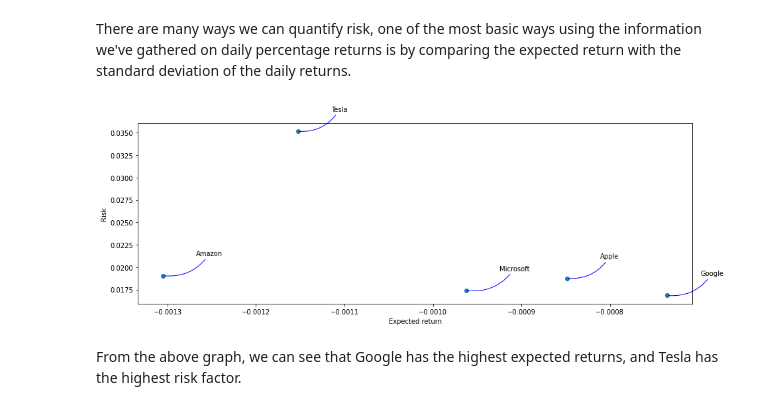
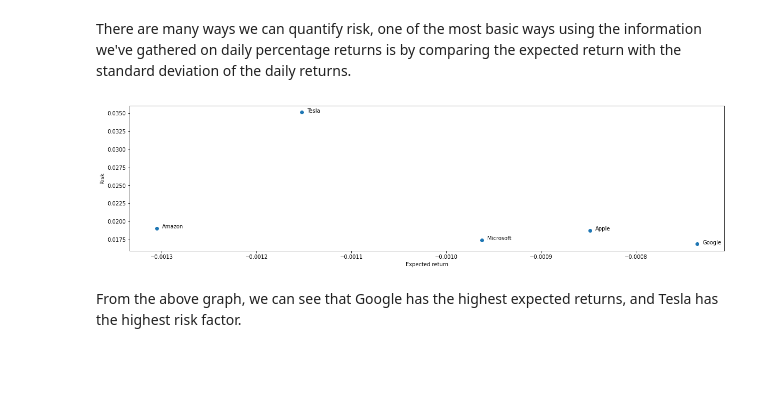
Before and after one commit to amn-jain/Stock-Price-Prediction, a Jupyter notebook: Data_Preprocessing_And_EDA.ipynb, the cells around one changed output. Cells and saved outputs as stored; diff of their text form; code cells hidden in the pictures; blank space fills up the shorter version.

```diff
--- a/Data_Preprocessing_And_EDA.ipynb
+++ b/Data_Preprocessing_And_EDA.ipynb
@@ -443,14 +443,14 @@ There are many ways we can quantify risk, one of the most basic ways using the i
 # %%
 Returns = Companies_Daily_returns.dropna()
 
-plt.figure(figsize=(15, 5))
+plt.figure(figsize=(20, 5))
 plt.scatter(Returns.mean(), Returns.std())
 plt.xlabel('Expected return')
 plt.ylabel('Risk')
 
 for label, x, y in zip(Companies_Title, Returns.mean(), Returns.std()):
-    plt.annotate(label, xy = (x, y), xytext = (50, 30), textcoords = 'offset points', arrowprops = dict(arrowstyle='-', color='blue', connectionstyle='arc3,rad=-0.3'))
+    plt.annotate(label, xy = (x, y), xytext = (10, 0), textcoords = 'offset points')
 # %% [output]
-[figure, old version]
+[figure, new version]
 # %% [markdown]
 From the above graph, we can see that Google has the highest expected returns, and Tesla has the highest risk factor.
```
